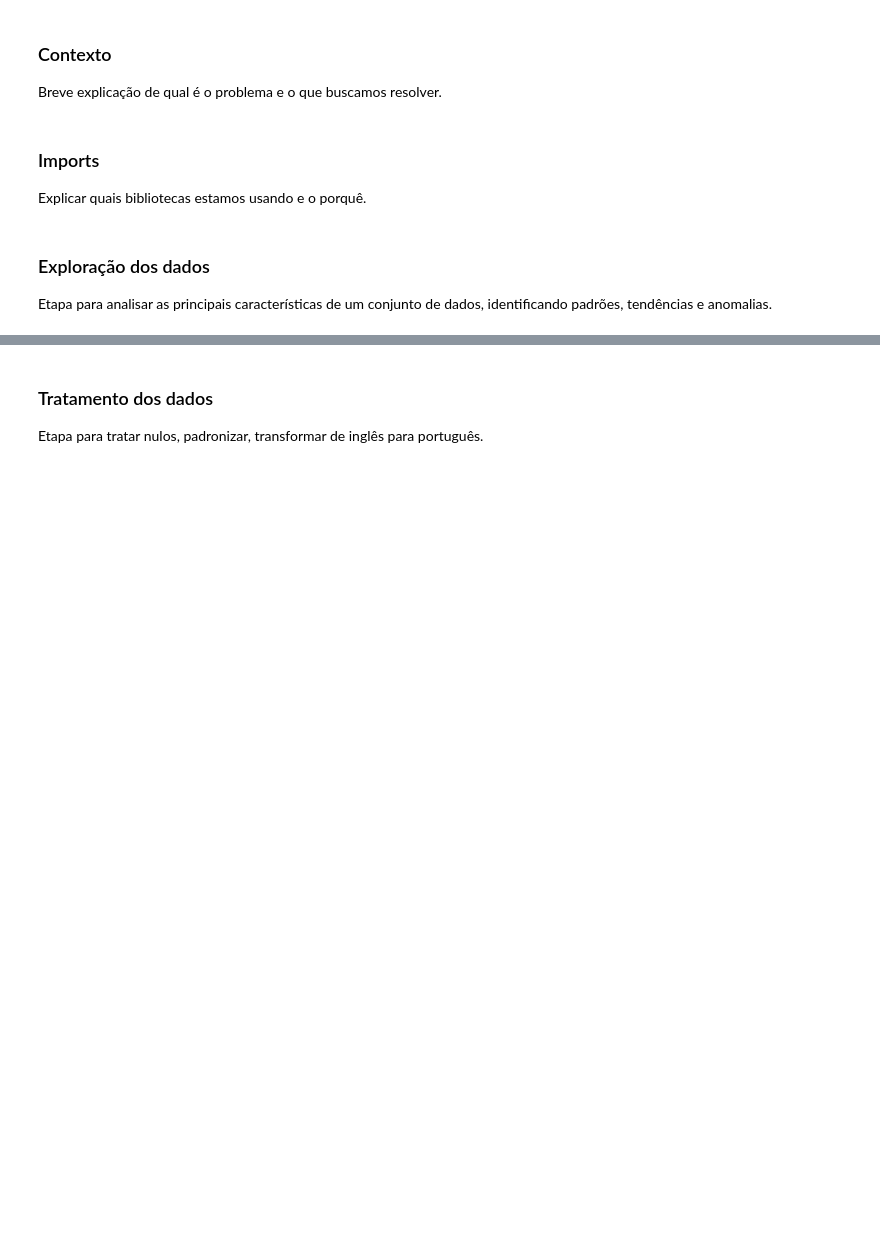
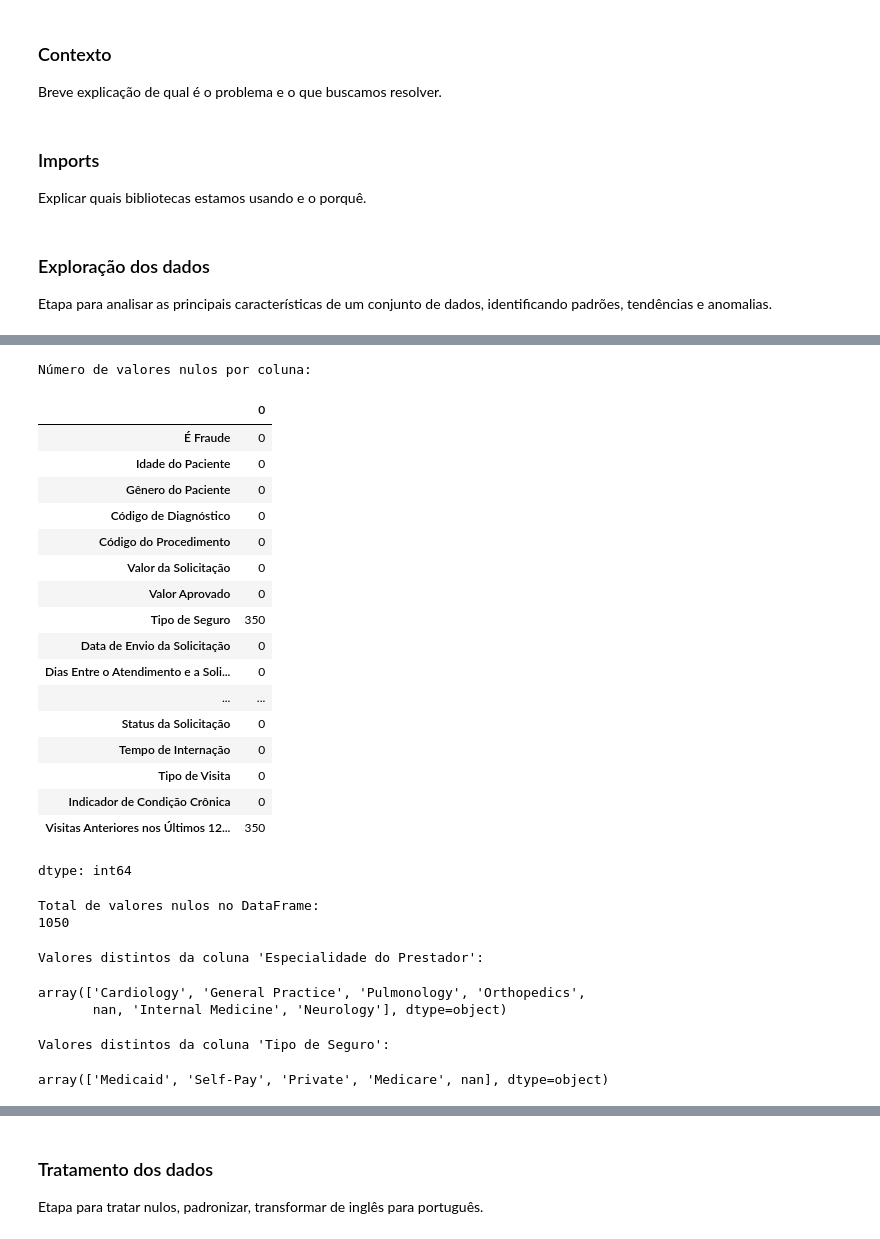
Before and after one commit to AnaElisaMueller/rna, a Jupyter notebook: notebooks/main.ipynb, the cells around one changed output, grey strips where cells are left out. Saved outputs shown, nothing was run; the diff lists cells and outputs as text; code cells hidden in the pictures; blank space fills up the shorter version.

```diff
--- a/notebooks/main.ipynb
+++ b/notebooks/main.ipynb
@@ -9,0 +33,43 @@ Etapa para analisar as principais características de um conjunto de dados, iden
+# %%
+print("Número de valores nulos por coluna:")
+display(df.isnull().sum())
+
+print("Total de valores nulos no DataFrame:")
+print(df.isnull().sum().sum())
+# %% [output]
+Número de valores nulos por coluna:
+|  | 0 |
+| É Fraude | 0 |
+| Idade do Paciente | 0 |
+| Gênero do Paciente | 0 |
+| Código de Diagnóstico | 0 |
+| Código do Procedimento | 0 |
+| Valor da Solicitação | 0 |
+| Valor Aprovado | 0 |
+| Tipo de Seguro | 350 |
+| Data de Envio da Solicitação | 0 |
+| Dias Entre o Atendimento e a Soli... | 0 |
+| ... | ... |
+| Status da Solicitação | 0 |
+| Tempo de Internação | 0 |
+| Tipo de Visita | 0 |
+| Indicador de Condição Crônica | 0 |
+| Visitas Anteriores nos Últimos 12... | 350 |
+dtype: int64
+Total de valores nulos no DataFrame:
+1050
+# %%
+distinct_specialties = df['Especialidade do Prestador'].unique().copy()
+print("Valores distintos da coluna 'Especialidade do Prestador':")
+distinct_specialties
+# %% [output]
+Valores distintos da coluna 'Especialidade do Prestador':
+array(['Cardiology', 'General Practice', 'Pulmonology', 'Orthopedics',
+       nan, 'Internal Medicine', 'Neurology'], dtype=object)
+# %%
+tipo_seguro = df['Tipo de Seguro'].unique().copy()
+print("Valores distintos da coluna 'Tipo de Seguro':")
+tipo_seguro
+# %% [output]
+Valores distintos da coluna 'Tipo de Seguro':
+array(['Medicaid', 'Self-Pay', 'Private', 'Medicare', nan], dtype=object)
```
Also changed, not shown: parts of 9 cells of this notebook.
